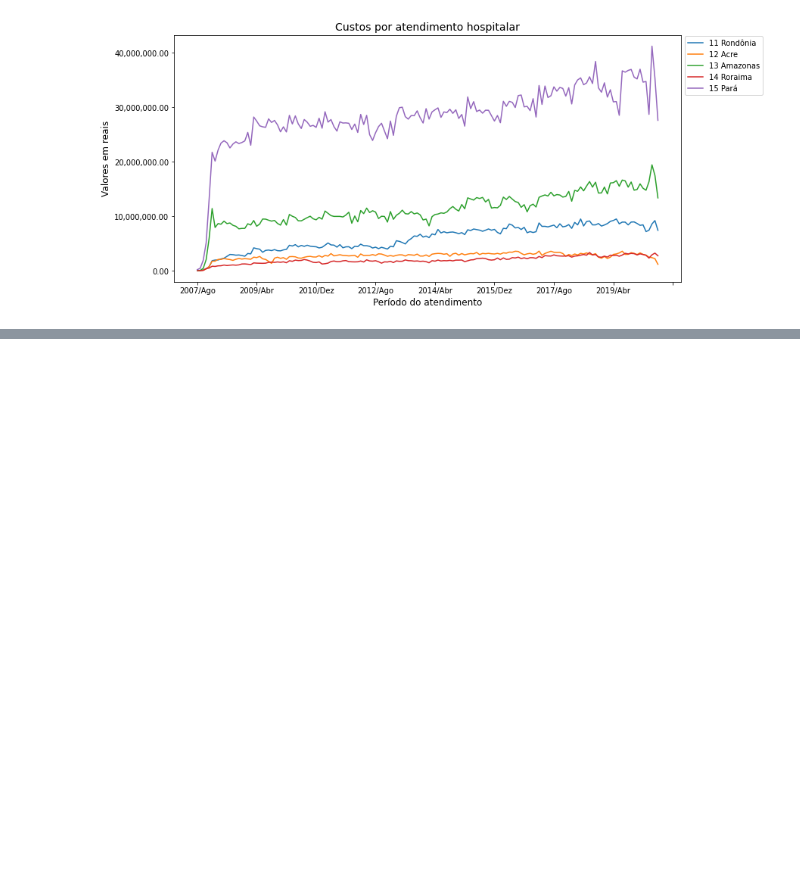
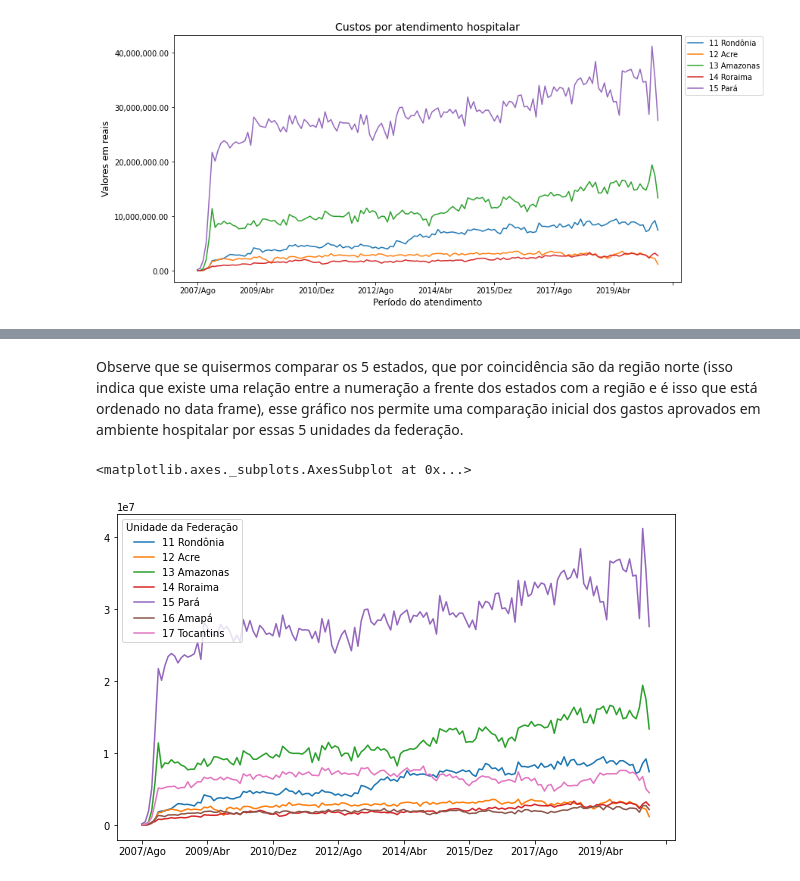
Before and after one commit to AdamStamm/bootcamp_alura, a Jupyter notebook: Notebooks/Bootcamp_Data_Science_Módulo_1.ipynb, the cells around one changed output, grey strips where cells are left out. Cells and saved outputs as stored; diff of their text form; code cells hidden in the pictures; blank space fills up the shorter version.

```diff
--- a/Notebooks/Bootcamp_Data_Science_Módulo_1.ipynb
+++ b/Notebooks/Bootcamp_Data_Science_Módulo_1.ipynb
@@ -482,0 +544,8 @@ Text(0.5, 0, 'Período do atendimento')
+# %% [markdown]
+Observe que se quisermos comparar os 5 estados, que por coincidência são da região norte (isso indica que existe uma relação entre a numeração a frente dos estados com a região e é isso que está ordenado no data frame), esse gráfico nos permite uma comparação inicial dos gastos aprovados em ambiente hospitalar por essas 5 unidades da federação.
+# %%
+#confirmando que os dados estão ordenados por região, considerando que temos 7 estados na região norte.
+usaveis[:7].T.plot(figsize=(10,6))
+# %% [output]
+<matplotlib.axes._subplots.AxesSubplot at 0x...>
+[figure, added]
```
Also changed, not shown: parts of 70 cells of this notebook.
